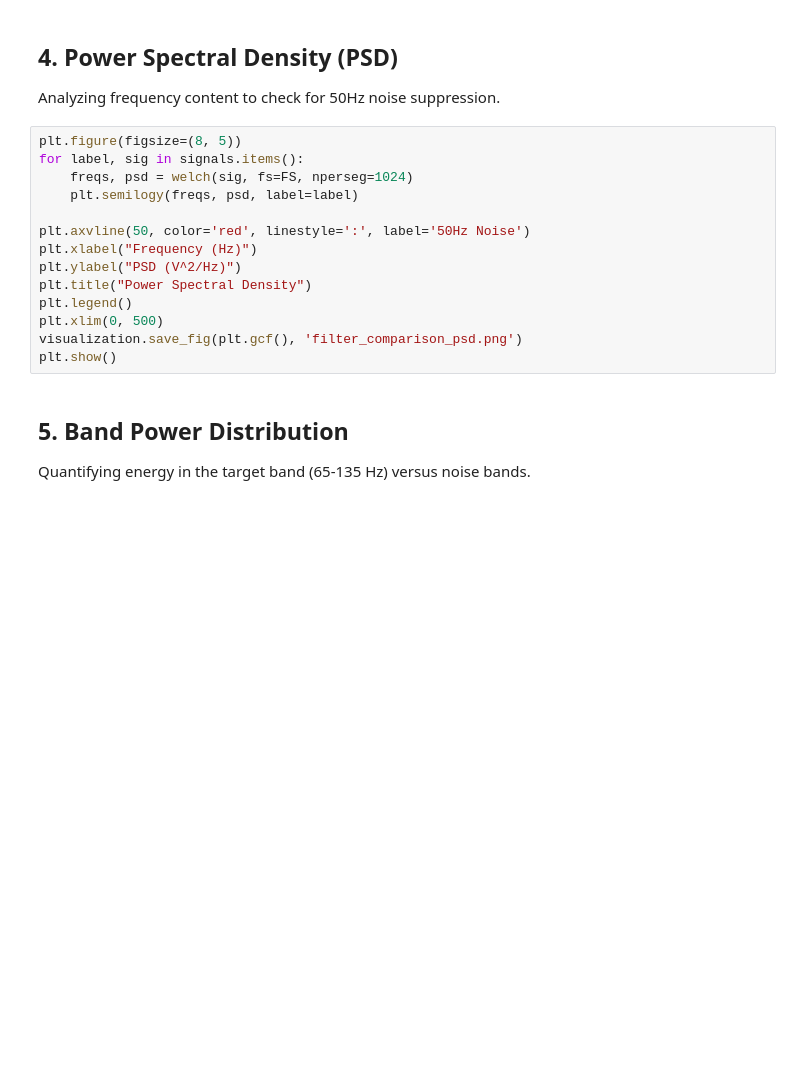
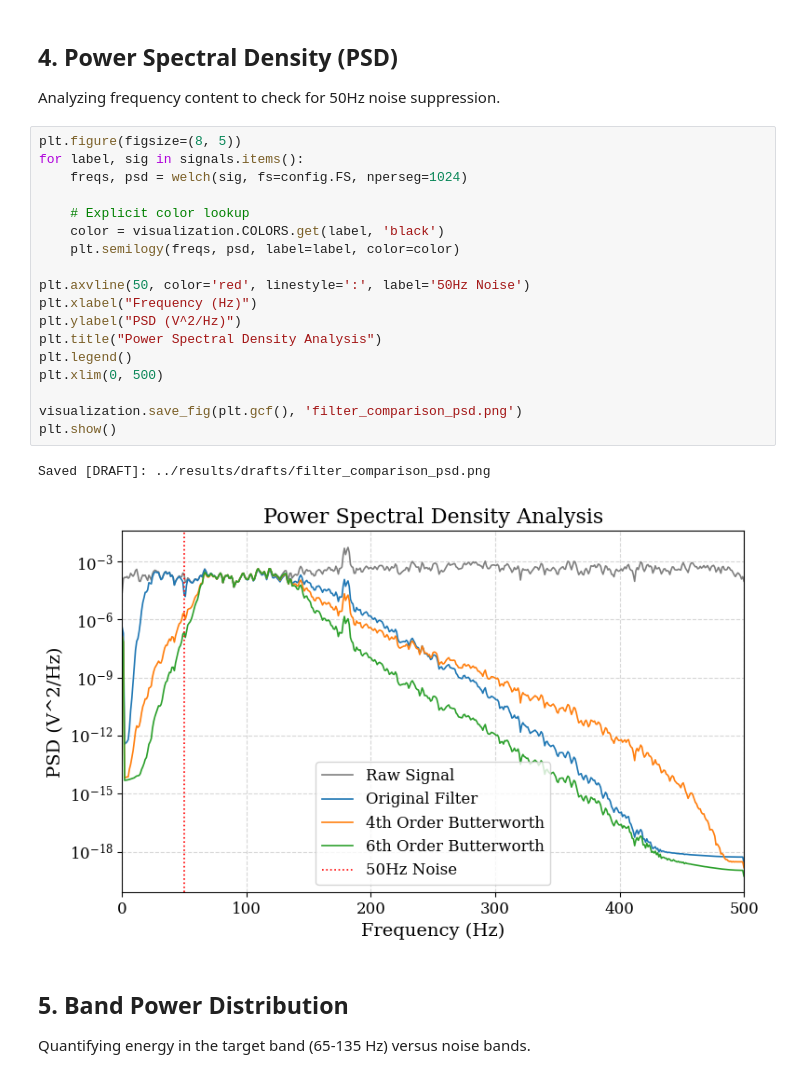
Before and after one commit to xenotrox/Bachelort_Thesis_Repo, a Jupyter notebook: notebooks/02_Filter_Evaluation.ipynb, the cells around one changed output. Saved outputs shown, nothing was run; the diff lists cells and outputs as text; blank space fills up the shorter version.

```diff
--- a/notebooks/02_Filter_Evaluation.ipynb
+++ b/notebooks/02_Filter_Evaluation.ipynb
@@ -55,17 +67,24 @@ Analyzing frequency content to check for 50Hz noise suppression.
 # %%
 plt.figure(figsize=(8, 5))
 for label, sig in signals.items():
-    freqs, psd = welch(sig, fs=FS, nperseg=1024)
-    plt.semilogy(freqs, psd, label=label)
+    freqs, psd = welch(sig, fs=config.FS, nperseg=1024)
+
+    # Explicit color lookup
+    color = visualization.COLORS.get(label, 'black')
+    plt.semilogy(freqs, psd, label=label, color=color)
 
 plt.axvline(50, color='red', linestyle=':', label='50Hz Noise')
 plt.xlabel("Frequency (Hz)")
 plt.ylabel("PSD (V^2/Hz)")
-plt.title("Power Spectral Density")
+plt.title("Power Spectral Density Analysis")
 plt.legend()
 plt.xlim(0, 500)
+
 visualization.save_fig(plt.gcf(), 'filter_comparison_psd.png')
 plt.show()
+# %% [output]
+Saved [DRAFT]: ../results/drafts/filter_comparison_psd.png
+[figure, added]
 # %% [markdown]
 ## 5. Band Power Distribution
 Quantifying energy in the target band (65-135 Hz) versus noise bands.
```
Also changed, not shown: parts of 6 cells of this notebook, 7 other files.
